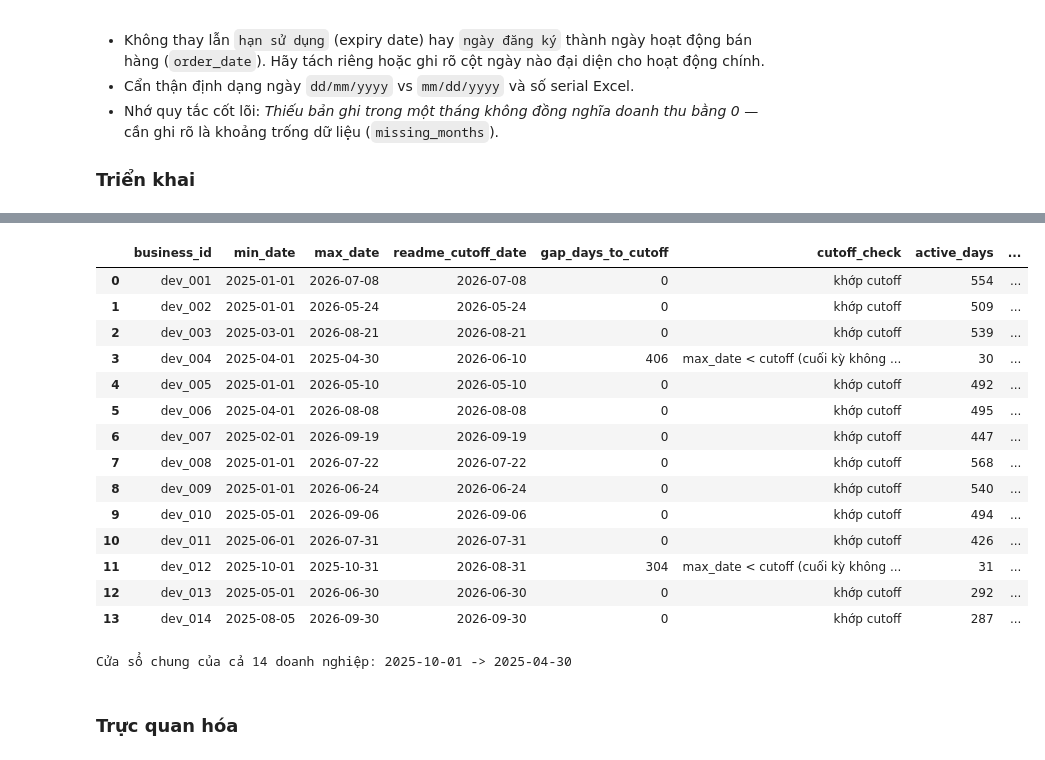
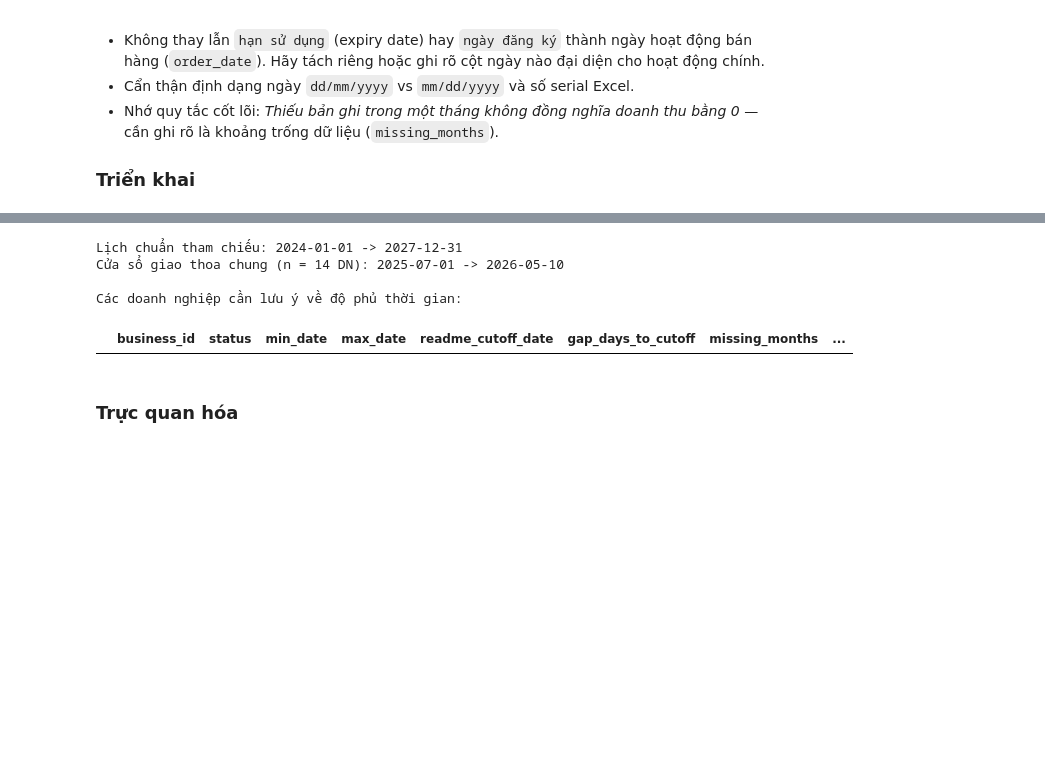
Before and after one commit to itsanhkhoi12/data-visualization-uth, a Jupyter notebook: notebook/01_dataset_discovery.ipynb, the cells around one changed output, grey strips where cells are left out. Drawn from its saved outputs; the diff is of its cells as text; code cells hidden in the pictures; blank space fills up the shorter version.

Commit message:
Complete Phase 1 dataset discovery notebook and findings

```diff
--- a/notebook/01_dataset_discovery.ipynb
+++ b/notebook/01_dataset_discovery.ipynb
@@ -267,5 +292,16 @@ for biz_id in business_ids:
 # %%
-# TODO (T1.0 — Bước 3: Viết hàm bảo vệ chặn `questions.jsonl` và `train`)
 def assert_safe_public_test_path(path: Path) -> Path:
-    # TODO: hoàn thiện kiểm tra không cho phép đọc questions.jsonl, answers.jsonl hoặc thư mục train
-    return path
+    p = Path(path).resolve()
+    assert not is_benchmark_file(p), f"Chặn tệp benchmark: {p}"
+    assert "train" not in p.parts, f"Chặn phân vùng train: {p}"
+    root = context.root.resolve()
+    assert root == p or root in p.parents, f"Nằm ngoài public_test: {p}"
+    return p
+
+# Tự kiểm thử: các lệnh này PHẢI bị chặn
+for bad in [context.root / "questions.jsonl", context.root / "train" / "x.csv"]:
+    try:
+        assert_safe_public_test_path(bad)
+        print("LỖI: không chặn được", bad)
+    except AssertionError as e:
+        print("Đã chặn đúng:", bad.name)
@@ -838,37 +1032,25 @@ display(temporal_coverage_df.drop(columns=["missing_months"]))
 # %%
-t = temporal_coverage_df.merge(readme_metadata_df[["business_id", "readme_cutoff_date"]], on="business_id", how="left")
-t["max_dt"] = pd.to_datetime(t["max_date"]); t["cutoff_dt"] = pd.to_datetime(t["readme_cutoff_date"])
-t["gap_days_to_cutoff"] = (t["cutoff_dt"] - t["max_dt"]).dt.days
-t["cutoff_check"] = np.select(
-    [t["gap_days_to_cutoff"] == 0, t["gap_days_to_cutoff"] > 0, t["gap_days_to_cutoff"] < 0],
-    ["khớp cutoff", "max_date < cutoff (cuối kỳ không có sự kiện)", "max_date > cutoff (CẦN KIỂM TRA)"],
-    default="thiếu dữ liệu")
-t["last_month_partial"] = t["cutoff_dt"].apply(
-    lambda d: bool(d.day != monthrange(d.year, d.month)[1]) if pd.notna(d) else None)
-temporal_coverage_df = t.drop(columns=["max_dt", "cutoff_dt"])
-temporal_coverage_df.to_csv(PHASE1_TABLES_DIR / "temporal_coverage.csv", index=False, encoding="utf-8-sig")
-date_profiles_df.to_csv(PHASE1_TABLES_DIR / "date_field_profiles.csv", index=False, encoding="utf-8-sig")
+valid_min = temporal_coverage_df["min_date"].dropna()
+valid_max = temporal_coverage_df["max_date"].dropna()
 
-display(temporal_coverage_df[["business_id", "min_date", "max_date", "readme_cutoff_date", "gap_days_to_cutoff",
-                              "cutoff_check", "active_days", "span_days", "coverage_ratio", "n_missing_months", "last_month_partial"]])
-print("Cửa sổ chung của cả 14 doanh nghiệp:", temporal_coverage_df.min_date.max(), "->", temporal_coverage_df.max_date.min())
+print(f"Lịch chuẩn tham chiếu: {cal_start} -> {cal_end}")
+print(f"Cửa sổ giao thoa chung (n = {len(valid_min)} DN): {valid_min.max()} -> {valid_max.min()}")
+
+# Liệt kê các doanh nghiệp có thiếu tháng, lỗi đọc hoặc lệch cutoff > 7 ngày
+issues_df = temporal_coverage_df[
+    (temporal_coverage_df["status"] != "PASS")
+    | (temporal_coverage_df["n_missing_months"] > 0)
+    | (temporal_coverage_df["gap_days_to_cutoff"].abs() > 7)
+][["business_id", "status", "min_date", "max_date", "readme_cutoff_date", "gap_days_to_cutoff", "missing_months", "notes"]]
+
+print("\nCác doanh nghiệp cần lưu ý về độ phủ thời gian:")
+display(issues_df)
 # %% [output]
+Lịch chuẩn tham chiếu: 2024-01-01 -> 2027-12-31
+Cửa sổ giao thoa chung (n = 14 DN): 2025-07-01 -> 2026-05-10
+
+Các doanh nghiệp cần lưu ý về độ phủ thời gian:
-|  | business_id | min_date | max_date | readme_cutoff_date | gap_days_to_cutoff | cutoff_check | active_days | ... |
-| 0 | dev_001 | 2025-01-01 | 2026-07-08 | 2026-07-08 | 0 | khớp cutoff | 554 | ... |
-| 1 | dev_002 | 2025-01-01 | 2026-05-24 | 2026-05-24 | 0 | khớp cutoff | 509 | ... |
-| 2 | dev_003 | 2025-03-01 | 2026-08-21 | 2026-08-21 | 0 | khớp cutoff | 539 | ... |
-| 3 | dev_004 | 2025-04-01 | 2025-04-30 | 2026-06-10 | 406 | max_date < cutoff (cuối kỳ không ... | 30 | ... |
-| 4 | dev_005 | 2025-01-01 | 2026-05-10 | 2026-05-10 | 0 | khớp cutoff | 492 | ... |
-| 5 | dev_006 | 2025-04-01 | 2026-08-08 | 2026-08-08 | 0 | khớp cutoff | 495 | ... |
-| 6 | dev_007 | 2025-02-01 | 2026-09-19 | 2026-09-19 | 0 | khớp cutoff | 447 | ... |
-| 7 | dev_008 | 2025-01-01 | 2026-07-22 | 2026-07-22 | 0 | khớp cutoff | 568 | ... |
-| 8 | dev_009 | 2025-01-01 | 2026-06-24 | 2026-06-24 | 0 | khớp cutoff | 540 | ... |
-| 9 | dev_010 | 2025-05-01 | 2026-09-06 | 2026-09-06 | 0 | khớp cutoff | 494 | ... |
-| 10 | dev_011 | 2025-06-01 | 2026-07-31 | 2026-07-31 | 0 | khớp cutoff | 426 | ... |
-| 11 | dev_012 | 2025-10-01 | 2025-10-31 | 2026-08-31 | 304 | max_date < cutoff (cuối kỳ không ... | 31 | ... |
-| 12 | dev_013 | 2025-05-01 | 2026-06-30 | 2026-06-30 | 0 | khớp cutoff | 292 | ... |
-| 13 | dev_014 | 2025-08-05 | 2026-09-30 | 2026-09-30 | 0 | khớp cutoff | 287 | ... |
+|  | business_id | status | min_date | max_date | readme_cutoff_date | gap_days_to_cutoff | missing_months | ... |
-Cửa sổ chung của cả 14 doanh nghiệp: 2025-10-01 -> 2025-04-30
 # %% [markdown]
 ### Trực quan hóa
 # %%
```
Also changed, not shown: parts of 30 cells of this notebook.
